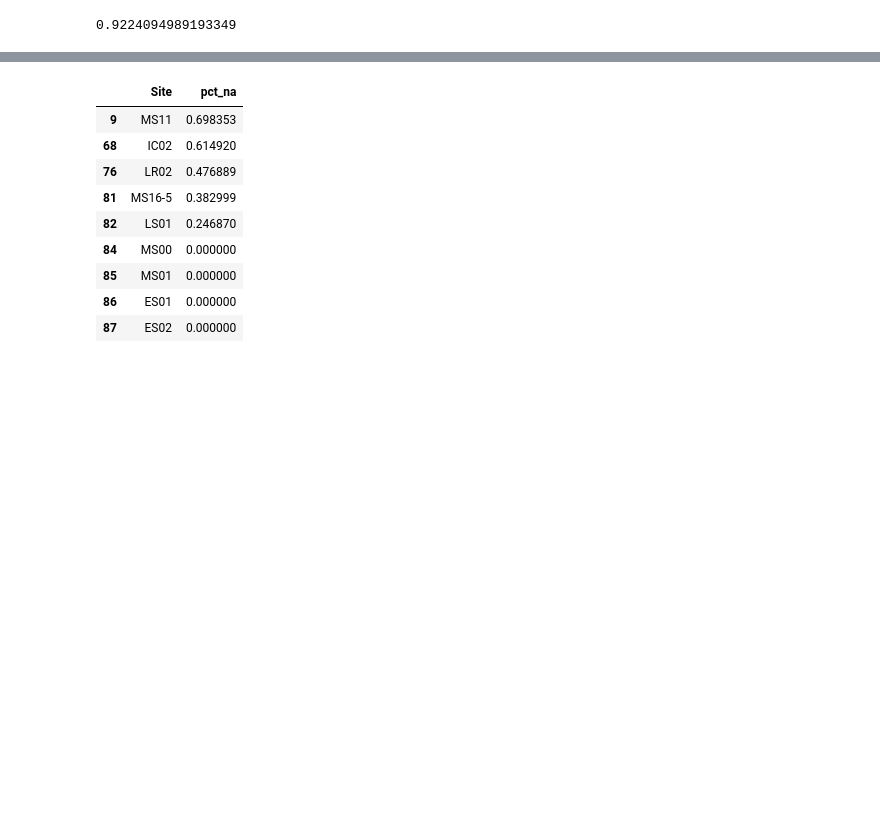
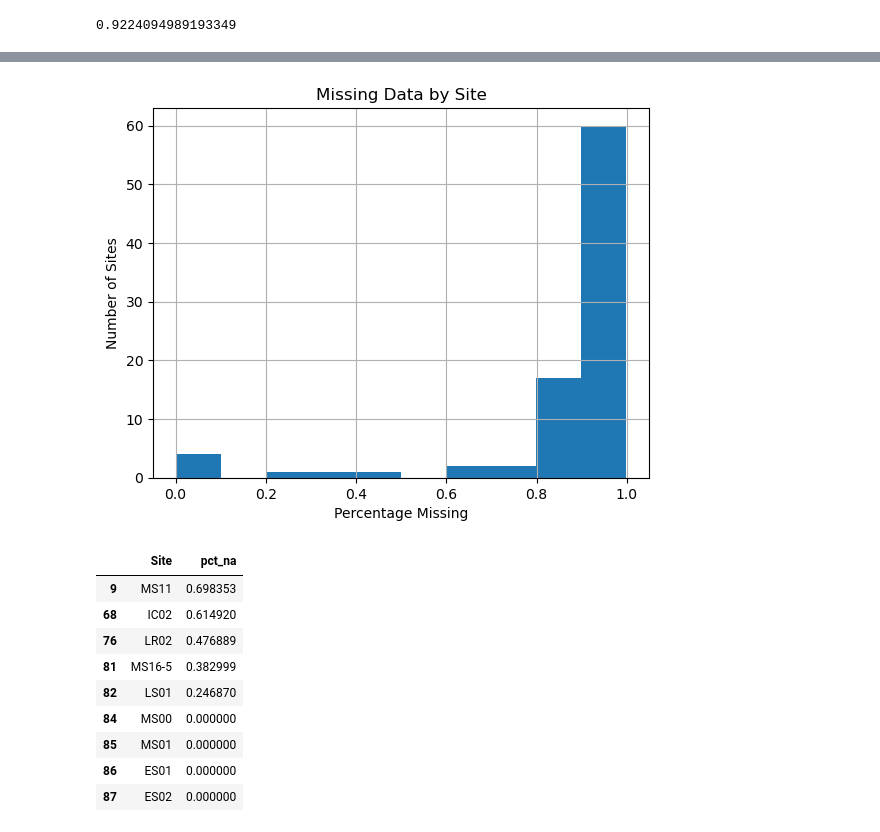
Before and after one commit to atsai23/CapstoneMSDS24.3, a Jupyter notebook: AT_EDA.ipynb, the cells around one changed output, grey strips where cells are left out. Drawn from its saved outputs; the diff is of its cells as text; code cells hidden in the pictures; blank space fills up the shorter version.

```diff
--- a/AT_EDA.ipynb
+++ b/AT_EDA.ipynb
@@ -149,3 +117,11 @@ memory usage: 1.5+ KB
+# %%
+ax = pct_na['pct_na'].hist()
+ax.set_xlabel('Percentage Missing')
+ax.set_ylabel('Number of Sites')
+ax.set_title('Missing Data by Site')
+#ax.get_figure().savefig('MissingbySite.png')
+# %% [output]
+[figure, added]
 # %%
 pct_na.loc[pct_na['pct_na'] < 0.75]
 # %% [output]
```
Also changed, not shown: parts of 26 cells of this notebook, 17 other files.
